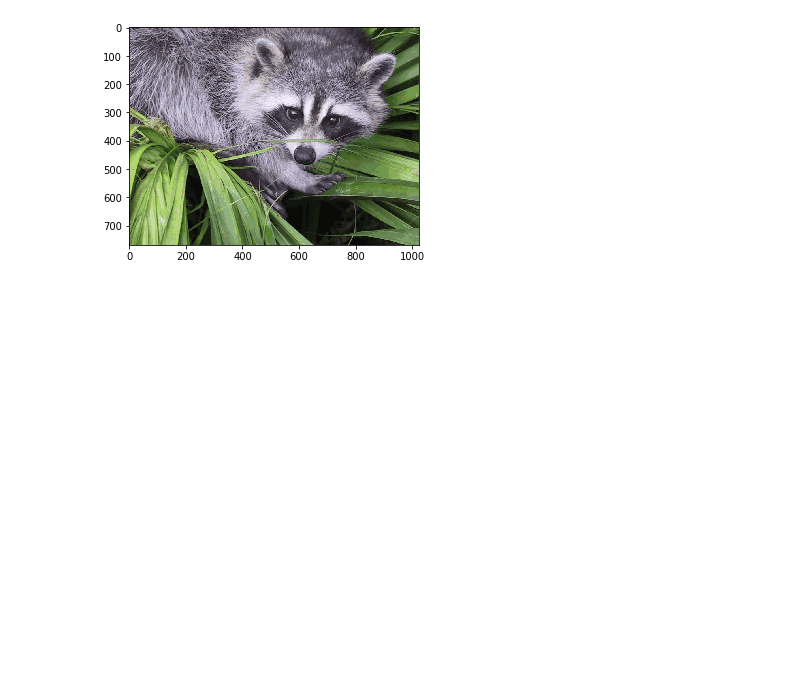
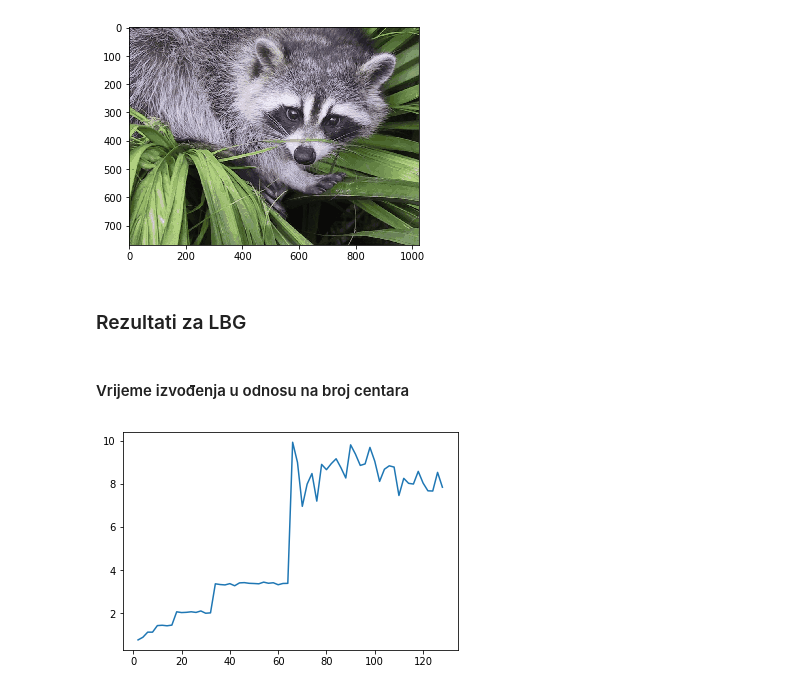
Before and after one commit to karlo2K/nnets, a Jupyter notebook: compression_clustering.ipynb, the cells around one changed output. Drawn from its saved outputs; the diff is of its cells as text; code cells hidden in the pictures; blank space fills up the shorter version.

```diff
--- a/compression_clustering.ipynb
+++ b/compression_clustering.ipynb
@@ -117,7 +117,6 @@ def im_decompress(centers, labels, debug=False):
     imsave('reconstructed.png', image)
 # %%
 img = 'face.png'
-cluster_count = np.arange(15, 128, 1)
 n_clusters=64
 
 original_img = imread(img)
@@ -125,7 +124,7 @@ h, w, d = original_img.shape
 
 models=["lbg", "kmeans"]
 
-centers, labels = im_compress(img, n_clusters=n_clusters, model=models[1])
+centers, labels = im_compress(img, n_clusters=n_clusters, model=models[0])
 im_decompress(centers, labels)
 # %%
 plt.imshow(original_img)
@@ -138,3 +137,45 @@ plt.imshow(reconstrucred_img)
 plt.show()
 # %% [output]
 [figure]
+# %%
+import os
+clusters = range(2, 129, 2);
+max_iter = 5
+times = [0.0] * len(clusters)
+errs = [0.0] * len(clusters)
+cmpr = [0.0] * len(clusters)
+
+original_size=os.path.getsize('/home/karlo/Documents/FER/neumre/project/face.png')
+o = original_img.astype('int')
+
+for _ in range(max_iter):
+    for i, c in enumerate(clusters):
+        start = time.time()
+        centers, labels = im_compress(img, n_clusters=c, model=models[0])
+        im_decompress(centers, labels)
+        end = time.time()
+
+        r_img = imread('reconstructed.png')
+        r = r_img.astype('int')
+        e = np.mean((o - r) ** 2)
+
+        c_size=os.path.getsize('/home/karlo/Documents/FER/neumre/project/cmprs_cntrs.npy')
+        l_size=os.path.getsize('/home/karlo/Documents/FER/neumre/project/cmprs_lbls.png')
+
+        compression = original_size - (c_size + l_size)
+
+        t = end - start
+        errs[i] += e / max_iter
+        times[i] += t / max_iter
+        cmpr[i] += compression / max_iter
+# %% [markdown]
+### Rezultati za LBG
+# %% [markdown]
+#### Vrijeme izvođenja u odnosu na broj centara
+# %%
+import matplotlib.pyplot as plt
+
+plt.plot(clusters, times)
+plt.show()
+# %% [output]
+[figure, added]
```
Also changed, not shown: parts of 12 cells of this notebook.
